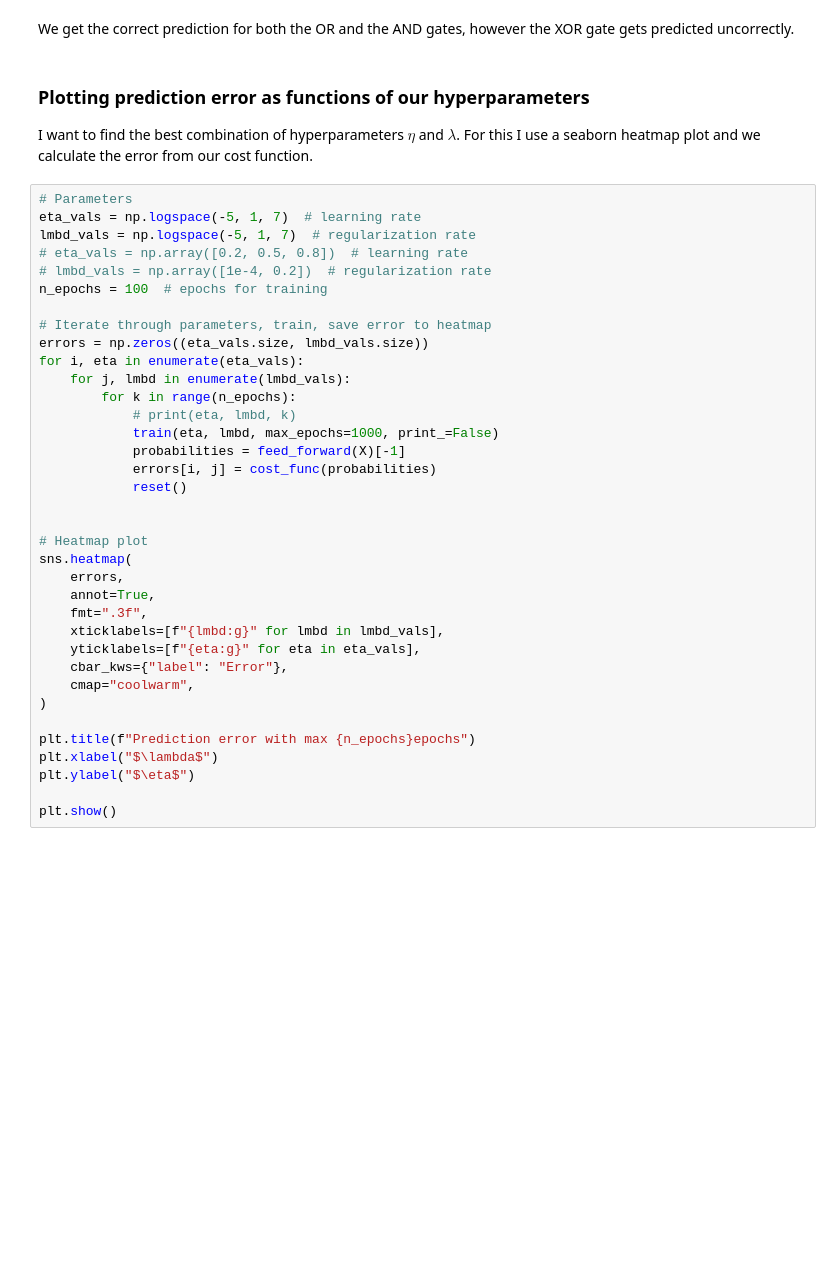
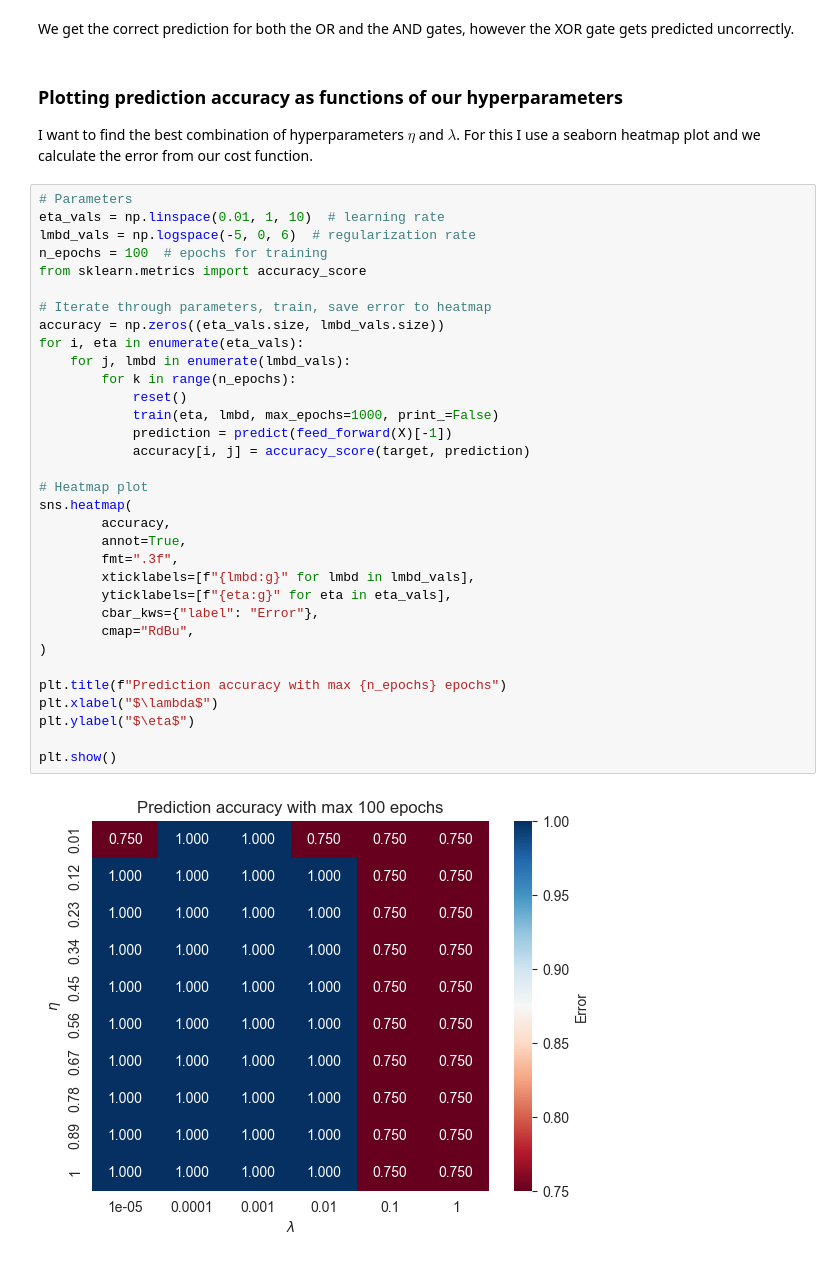
Before and after one commit to LassePladsen/FYS-STK3155-4155, a Jupyter notebook: Weekly exercises/43 & 44/Week 43 & 44 Lasse Pladsen.ipynb, the cells around one changed output. Drawn from its saved outputs; the diff is of its cells as text; blank space fills up the shorter version.

Commit message:
finished plotting accuracy, remaining is to plot convergence time

```diff
--- a/Weekly exercises/43 & 44/Week 43 & 44 Lasse Pladsen.ipynb
+++ b/Weekly exercises/43 & 44/Week 43 & 44 Lasse Pladsen.ipynb
@@ -581,41 +586,40 @@ Error (cost func) of probabilities:
 # %% [markdown]
 We get the correct prediction for both the OR and the AND gates, however the XOR gate gets predicted uncorrectly.
 # %% [markdown]
-### Plotting prediction error as functions of our hyperparameters
+### Plotting prediction accuracy as functions of our hyperparameters
 I want to find the best combination of hyperparameters $\eta$ and $\lambda$. For this I use a seaborn heatmap plot and we calculate the error from our cost function.
 # %%
 # Parameters
-eta_vals = np.logspace(-5, 1, 7)  # learning rate
-lmbd_vals = np.logspace(-5, 1, 7)  # regularization rate
-# eta_vals = np.array([0.2, 0.5, 0.8])  # learning rate
-# lmbd_vals = np.array([1e-4, 0.2])  # regularization rate
+eta_vals = np.linspace(0.01, 1, 10)  # learning rate
+lmbd_vals = np.logspace(-5, 0, 6)  # regularization rate
 n_epochs = 100  # epochs for training
+from sklearn.metrics import accuracy_score
 
 # Iterate through parameters, train, save error to heatmap
-errors = np.zeros((eta_vals.size, lmbd_vals.size))
+accuracy = np.zeros((eta_vals.size, lmbd_vals.size))
 for i, eta in enumerate(eta_vals):
     for j, lmbd in enumerate(lmbd_vals):
         for k in range(n_epochs):
-            # print(eta, lmbd, k)
+            reset()
             train(eta, lmbd, max_epochs=1000, print_=False)
-            probabilities = feed_forward(X)[-1]
-            errors[i, j] = cost_func(probabilities)
-            reset()
-
+            prediction = predict(feed_forward(X)[-1])
+            accuracy[i, j] = accuracy_score(target, prediction)
 
 # Heatmap plot
 sns.heatmap(
-    errors,
-    annot=True,
-    fmt=".3f",
-    xticklabels=[f"{lmbd:g}" for lmbd in lmbd_vals],
-    yticklabels=[f"{eta:g}" for eta in eta_vals],
-    cbar_kws={"label": "Error"},
-    cmap="coolwarm",
+        accuracy,
+        annot=True,
+        fmt=".3f",
+        xticklabels=[f"{lmbd:g}" for lmbd in lmbd_vals],
+        yticklabels=[f"{eta:g}" for eta in eta_vals],
+        cbar_kws={"label": "Error"},
+        cmap="RdBu",
 )
 
-plt.title(f"Prediction error with max {n_epochs}epochs")
+plt.title(f"Prediction accuracy with max {n_epochs} epochs")
 plt.xlabel("$\lambda$")
 plt.ylabel("$\eta$")
 
 plt.show()
+# %% [output]
+[figure, added]
```
Also changed, not shown: parts of 3 cells of this notebook.
